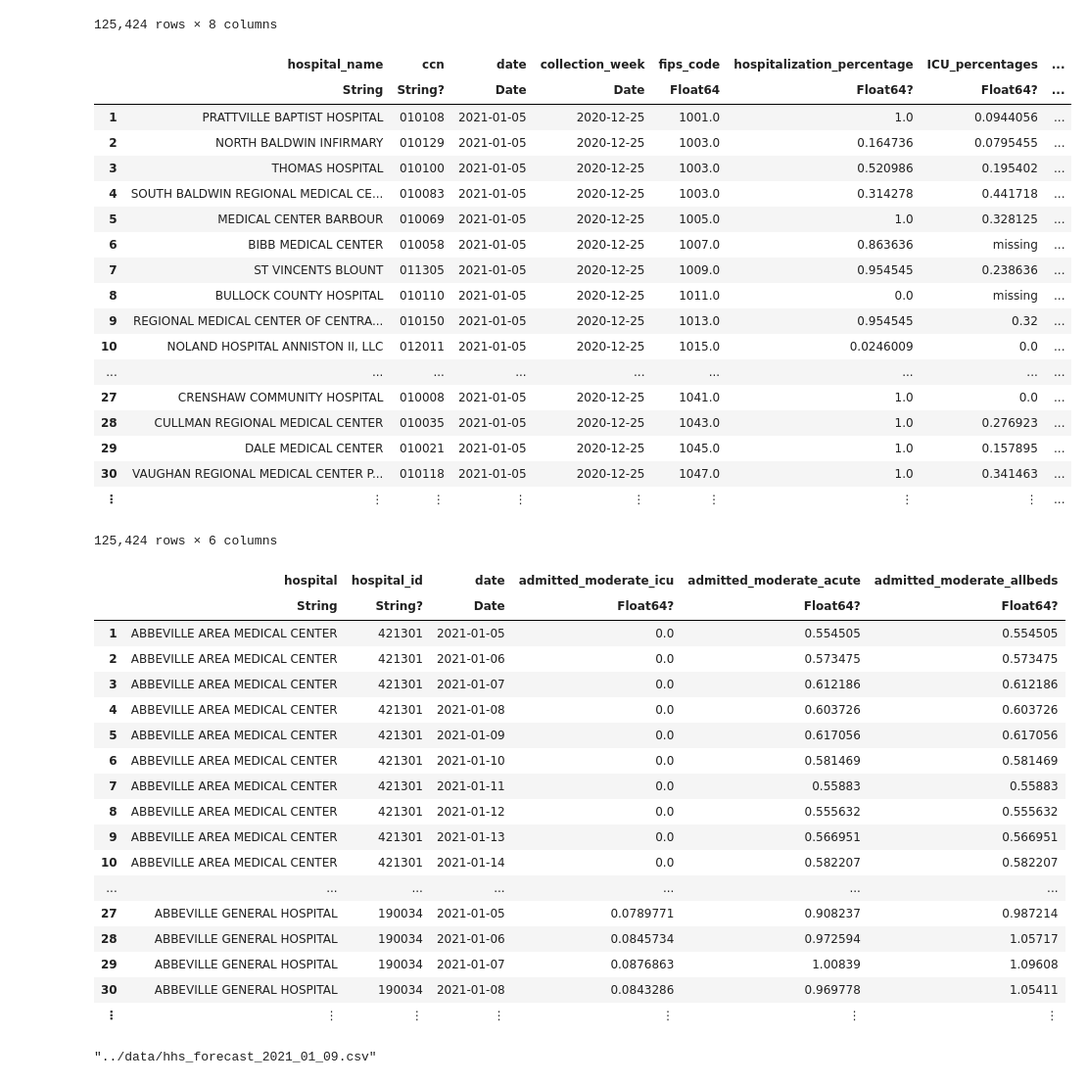
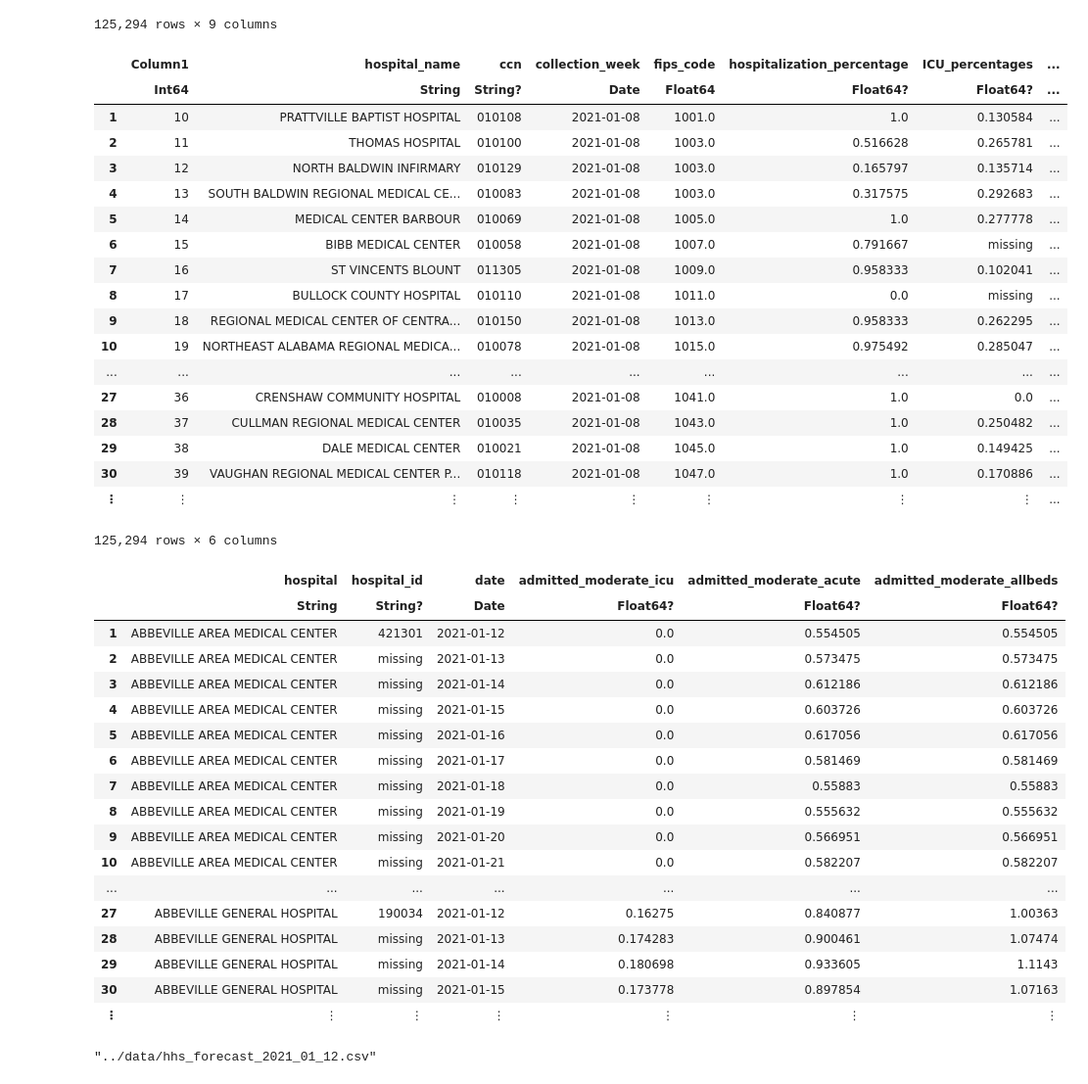
Before and after one commit to flixpar/covid-patient-redistribution-site, a Jupyter notebook: process_data/process_hhs_forecast.ipynb, the cells around one changed output. Shown at 98% size. Drawn from its saved outputs; the diff is of its cells as text; code cells hidden in the pictures.

Commit message:
update data and forecast
Former-commit-id: 2008c8af05512479a90dcb54bb81e894585d428b

```diff
--- a/process_data/process_hhs_forecast.ipynb
+++ b/process_data/process_hhs_forecast.ipynb
@@ -5,58 +5,58 @@ using Dates
 # %%
 ENV["COLUMNS"] = 1000;
 # %%
-rawdata = DataFrame(CSV.File("../rawdata/output_HHS_US_2021-01-30_one_column.csv"))
+rawdata = DataFrame(CSV.File("../rawdata/output_HHS_US_2021-02-06_one_column.csv"))
 # %% [output]
-125,424 rows × 8 columns
+125,294 rows × 9 columns
-|  | hospital_name | ccn | date | collection_week | fips_code | hospitalization_percentage | ICU_percentages | ... |
-|  | String | String? | Date | Date | Float64 | Float64? | Float64? | ... |
-| 1 | PRATTVILLE BAPTIST HOSPITAL | 010108 | 2021-01-05 | 2020-12-25 | 1001.0 | 1.0 | 0.0944056 | ... |
-| 2 | NORTH BALDWIN INFIRMARY | 010129 | 2021-01-05 | 2020-12-25 | 1003.0 | 0.164736 | 0.0795455 | ... |
-| 3 | THOMAS HOSPITAL | 010100 | 2021-01-05 | 2020-12-25 | 1003.0 | 0.520986 | 0.195402 | ... |
-| 4 | SOUTH BALDWIN REGIONAL MEDICAL CE... | 010083 | 2021-01-05 | 2020-12-25 | 1003.0 | 0.314278 | 0.441718 | ... |
-| 5 | MEDICAL CENTER BARBOUR | 010069 | 2021-01-05 | 2020-12-25 | 1005.0 | 1.0 | 0.328125 | ... |
-| 6 | BIBB MEDICAL CENTER | 010058 | 2021-01-05 | 2020-12-25 | 1007.0 | 0.863636 | missing | ... |
-| 7 | ST VINCENTS BLOUNT | 011305 | 2021-01-05 | 2020-12-25 | 1009.0 | 0.954545 | 0.238636 | ... |
-| 8 | BULLOCK COUNTY HOSPITAL | 010110 | 2021-01-05 | 2020-12-25 | 1011.0 | 0.0 | missing | ... |
-| 9 | REGIONAL MEDICAL CENTER OF CENTRA... | 010150 | 2021-01-05 | 2020-12-25 | 1013.0 | 0.954545 | 0.32 | ... |
-| 10 | NOLAND HOSPITAL ANNISTON II, LLC | 012011 | 2021-01-05 | 2020-12-25 | 1015.0 | 0.0246009 | 0.0 | ... |
+|  | Column1 | hospital_name | ccn | collection_week | fips_code | hospitalization_percentage | ICU_percentages | ... |
+|  | Int64 | String | String? | Date | Float64 | Float64? | Float64? | ... |
+| 1 | 10 | PRATTVILLE BAPTIST HOSPITAL | 010108 | 2021-01-08 | 1001.0 | 1.0 | 0.130584 | ... |
+| 2 | 11 | THOMAS HOSPITAL | 010100 | 2021-01-08 | 1003.0 | 0.516628 | 0.265781 | ... |
+| 3 | 12 | NORTH BALDWIN INFIRMARY | 010129 | 2021-01-08 | 1003.0 | 0.165797 | 0.135714 | ... |
+| 4 | 13 | SOUTH BALDWIN REGIONAL MEDICAL CE... | 010083 | 2021-01-08 | 1003.0 | 0.317575 | 0.292683 | ... |
+| 5 | 14 | MEDICAL CENTER BARBOUR | 010069 | 2021-01-08 | 1005.0 | 1.0 | 0.277778 | ... |
+| 6 | 15 | BIBB MEDICAL CENTER | 010058 | 2021-01-08 | 1007.0 | 0.791667 | missing | ... |
+| 7 | 16 | ST VINCENTS BLOUNT | 011305 | 2021-01-08 | 1009.0 | 0.958333 | 0.102041 | ... |
+| 8 | 17 | BULLOCK COUNTY HOSPITAL | 010110 | 2021-01-08 | 1011.0 | 0.0 | missing | ... |
+| 9 | 18 | REGIONAL MEDICAL CENTER OF CENTRA... | 010150 | 2021-01-08 | 1013.0 | 0.958333 | 0.262295 | ... |
+| 10 | 19 | NORTHEAST ALABAMA REGIONAL MEDICA... | 010078 | 2021-01-08 | 1015.0 | 0.975492 | 0.285047 | ... |
 | ... | ... | ... | ... | ... | ... | ... | ... | ... |
-| 27 | CRENSHAW COMMUNITY HOSPITAL | 010008 | 2021-01-05 | 2020-12-25 | 1041.0 | 1.0 | 0.0 | ... |
-| 28 | CULLMAN REGIONAL MEDICAL CENTER | 010035 | 2021-01-05 | 2020-12-25 | 1043.0 | 1.0 | 0.276923 | ... |
-| 29 | DALE MEDICAL CENTER | 010021 | 2021-01-05 | 2020-12-25 | 1045.0 | 1.0 | 0.157895 | ... |
-| 30 | VAUGHAN REGIONAL MEDICAL CENTER P... | 010118 | 2021-01-05 | 2020-12-25 | 1047.0 | 1.0 | 0.341463 | ... |
+| 27 | 36 | CRENSHAW COMMUNITY HOSPITAL | 010008 | 2021-01-08 | 1041.0 | 1.0 | 0.0 | ... |
+| 28 | 37 | CULLMAN REGIONAL MEDICAL CENTER | 010035 | 2021-01-08 | 1043.0 | 1.0 | 0.250482 | ... |
+| 29 | 38 | DALE MEDICAL CENTER | 010021 | 2021-01-08 | 1045.0 | 1.0 | 0.149425 | ... |
+| 30 | 39 | VAUGHAN REGIONAL MEDICAL CENTER P... | 010118 | 2021-01-08 | 1047.0 | 1.0 | 0.170886 | ... |
 | ⋮ | ⋮ | ⋮ | ⋮ | ⋮ | ⋮ | ⋮ | ⋮ | ... |
 # %%
 data = select(rawdata,
     :hospital_name => :hospital,
     :ccn => :hospital_id,
-    :date,
-    ["hospitalizations", "ICU_percentages"] => ByRow((x,y) -> x*coalesce(y,0.3)) => :admitted_moderate_icu,
-    ["hospitalizations", "ICU_percentages"] => ByRow((x,y) -> x*(1.0-coalesce(y,0.3))) => :admitted_moderate_acute,
-    "hospitalizations" => :admitted_moderate_allbeds,
+    :target_date => :date,
+    ["hospitalization_2021-01-12", "ICU_percentages"] => ByRow((x,y) -> x*coalesce(y,0.3)) => :admitted_moderate_icu,
+    ["hospitalization_2021-01-12", "ICU_percentages"] => ByRow((x,y) -> x*(1.0-coalesce(y,0.3))) => :admitted_moderate_acute,
+    "hospitalization_2021-01-12" => :admitted_moderate_allbeds,
 )
 sort!(data, [:hospital, :hospital_id, :date])
 # %% [output]
-125,424 rows × 6 columns
+125,294 rows × 6 columns
 |  | hospital | hospital_id | date | admitted_moderate_icu | admitted_moderate_acute | admitted_moderate_allbeds |
 |  | String | String? | Date | Float64? | Float64? | Float64? |
-| 1 | ABBEVILLE AREA MEDICAL CENTER | 421301 | 2021-01-05 | 0.0 | 0.554505 | 0.554505 |
-| 2 | ABBEVILLE AREA MEDICAL CENTER | 421301 | 2021-01-06 | 0.0 | 0.573475 | 0.573475 |
-| 3 | ABBEVILLE AREA MEDICAL CENTER | 421301 | 2021-01-07 | 0.0 | 0.612186 | 0.612186 |
-| 4 | ABBEVILLE AREA MEDICAL CENTER | 421301 | 2021-01-08 | 0.0 | 0.603726 | 0.603726 |
-| 5 | ABBEVILLE AREA MEDICAL CENTER | 421301 | 2021-01-09 | 0.0 | 0.617056 | 0.617056 |
-| 6 | ABBEVILLE AREA MEDICAL CENTER | 421301 | 2021-01-10 | 0.0 | 0.581469 | 0.581469 |
-| 7 | ABBEVILLE AREA MEDICAL CENTER | 421301 | 2021-01-11 | 0.0 | 0.55883 | 0.55883 |
-| 8 | ABBEVILLE AREA MEDICAL CENTER | 421301 | 2021-01-12 | 0.0 | 0.555632 | 0.555632 |
-| 9 | ABBEVILLE AREA MEDICAL CENTER | 421301 | 2021-01-13 | 0.0 | 0.566951 | 0.566951 |
-| 10 | ABBEVILLE AREA MEDICAL CENTER | 421301 | 2021-01-14 | 0.0 | 0.582207 | 0.582207 |
+| 1 | ABBEVILLE AREA MEDICAL CENTER | 421301 | 2021-01-12 | 0.0 | 0.554505 | 0.554505 |
+| 2 | ABBEVILLE AREA MEDICAL CENTER | missing | 2021-01-13 | 0.0 | 0.573475 | 0.573475 |
+| 3 | ABBEVILLE AREA MEDICAL CENTER | missing | 2021-01-14 | 0.0 | 0.612186 | 0.612186 |
+| 4 | ABBEVILLE AREA MEDICAL CENTER | missing | 2021-01-15 | 0.0 | 0.603726 | 0.603726 |
+| 5 | ABBEVILLE AREA MEDICAL CENTER | missing | 2021-01-16 | 0.0 | 0.617056 | 0.617056 |
+| 6 | ABBEVILLE AREA MEDICAL CENTER | missing | 2021-01-17 | 0.0 | 0.581469 | 0.581469 |
+| 7 | ABBEVILLE AREA MEDICAL CENTER | missing | 2021-01-18 | 0.0 | 0.55883 | 0.55883 |
+| 8 | ABBEVILLE AREA MEDICAL CENTER | missing | 2021-01-19 | 0.0 | 0.555632 | 0.555632 |
+| 9 | ABBEVILLE AREA MEDICAL CENTER | missing | 2021-01-20 | 0.0 | 0.566951 | 0.566951 |
+| 10 | ABBEVILLE AREA MEDICAL CENTER | missing | 2021-01-21 | 0.0 | 0.582207 | 0.582207 |
 | ... | ... | ... | ... | ... | ... | ... |
-| 27 | ABBEVILLE GENERAL HOSPITAL | 190034 | 2021-01-05 | 0.0789771 | 0.908237 | 0.987214 |
-| 28 | ABBEVILLE GENERAL HOSPITAL | 190034 | 2021-01-06 | 0.0845734 | 0.972594 | 1.05717 |
-| 29 | ABBEVILLE GENERAL HOSPITAL | 190034 | 2021-01-07 | 0.0876863 | 1.00839 | 1.09608 |
-| 30 | ABBEVILLE GENERAL HOSPITAL | 190034 | 2021-01-08 | 0.0843286 | 0.969778 | 1.05411 |
+| 27 | ABBEVILLE GENERAL HOSPITAL | 190034 | 2021-01-12 | 0.16275 | 0.840877 | 1.00363 |
+| 28 | ABBEVILLE GENERAL HOSPITAL | missing | 2021-01-13 | 0.174283 | 0.900461 | 1.07474 |
+| 29 | ABBEVILLE GENERAL HOSPITAL | missing | 2021-01-14 | 0.180698 | 0.933605 | 1.1143 |
+| 30 | ABBEVILLE GENERAL HOSPITAL | missing | 2021-01-15 | 0.173778 | 0.897854 | 1.07163 |
 | ⋮ | ⋮ | ⋮ | ⋮ | ⋮ | ⋮ | ⋮ |
 # %%
-data |> CSV.write("../data/hhs_forecast_2021_01_09.csv")
+data |> CSV.write("../data/hhs_forecast_2021_01_12.csv")
 # %% [output]
-"../data/hhs_forecast_2021_01_09.csv"
+"../data/hhs_forecast_2021_01_12.csv"
```
Also changed, not shown: 18 other files.
